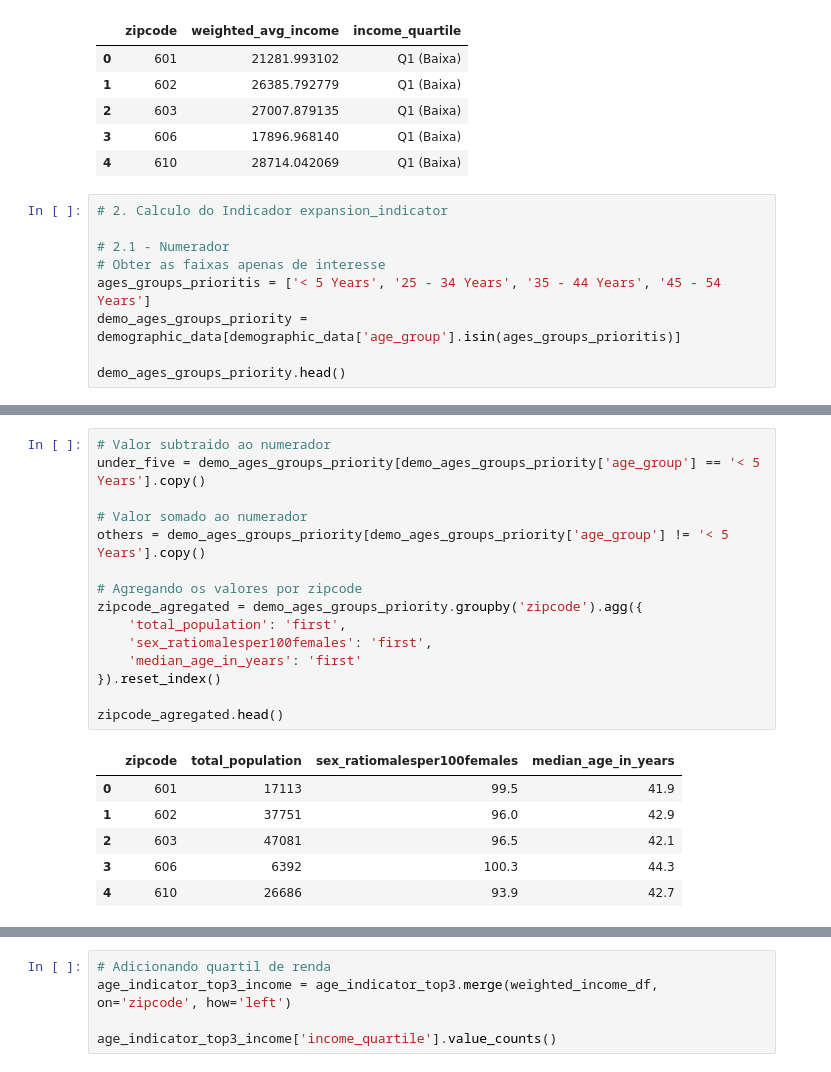
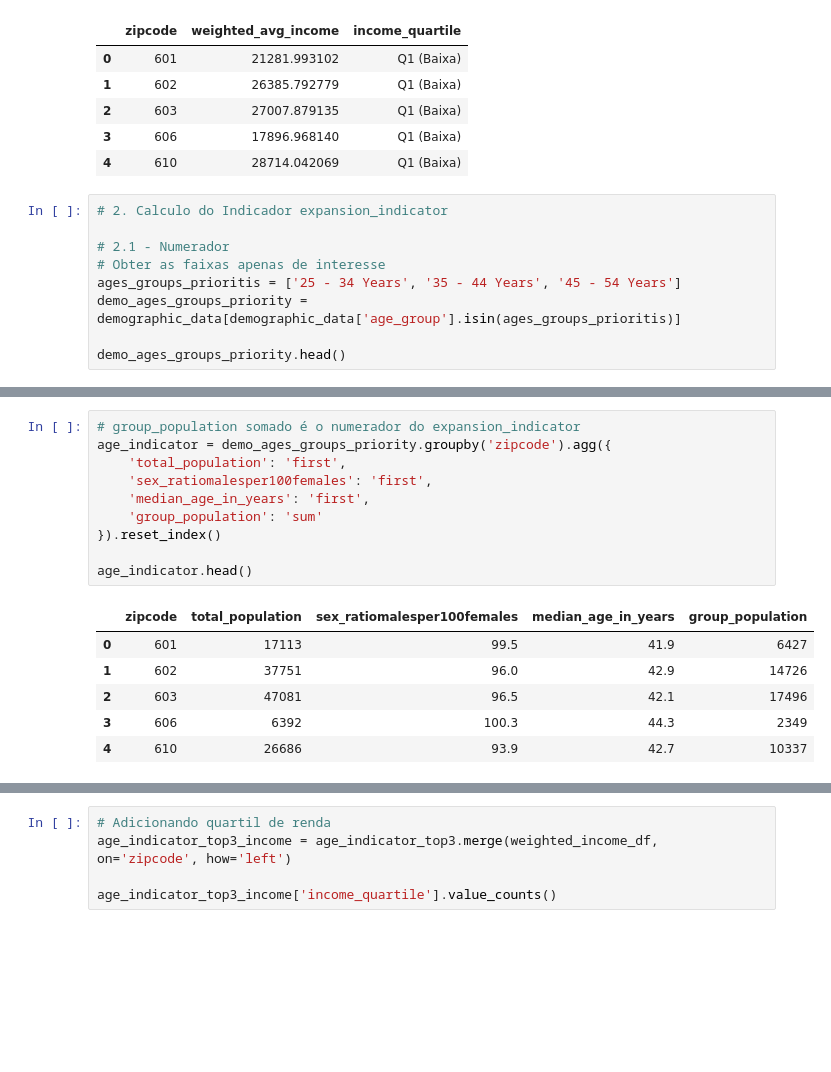
Before and after one commit to PabloRMCarneiro/case-elogroup-lab, a Jupyter notebook: notebooks/analytics/results/consolidated.ipynb, the cells around one changed output, grey strips where cells are left out. Cells and saved outputs as stored; diff of their text form; blank space fills up the shorter version.

```diff
--- a/notebooks/analytics/results/consolidated.ipynb
+++ b/notebooks/analytics/results/consolidated.ipynb
@@ -84,7 +84,7 @@ weighted_income_df.head()
 
 # 2.1 - Numerador
 # Obter as faixas apenas de interesse
-ages_groups_prioritis = ['< 5 Years', '25 - 34 Years', '35 - 44 Years', '45 - 54 Years']
+ages_groups_prioritis = ['25 - 34 Years', '35 - 44 Years', '45 - 54 Years']
 demo_ages_groups_priority = demographic_data[demographic_data['age_group'].isin(ages_groups_prioritis)]
 
 demo_ages_groups_priority.head()
@@ -98,22 +98,17 @@ demo_ages_groups_priority.head()
 # %%
-# Valor subtraido ao numerador
-under_five = demo_ages_groups_priority[demo_ages_groups_priority['age_group'] == '< 5 Years'].copy()
-
-# Valor somado ao numerador
-others = demo_ages_groups_priority[demo_ages_groups_priority['age_group'] != '< 5 Years'].copy()
-
-# Agregando os valores por zipcode
-zipcode_agregated = demo_ages_groups_priority.groupby('zipcode').agg({
+# group_population somado é o numerador do expansion_indicator
+age_indicator = demo_ages_groups_priority.groupby('zipcode').agg({
     'total_population': 'first',
     'sex_ratiomalesper100females': 'first',
-    'median_age_in_years': 'first'
+    'median_age_in_years': 'first',
+    'group_population': 'sum'
 }).reset_index()
 
-zipcode_agregated.head()
+age_indicator.head()
 # %% [output]
-|  | zipcode | total_population | sex_ratiomalesper100females | median_age_in_years |
-| 0 | 601 | 17113 | 99.5 | 41.9 |
-| 1 | 602 | 37751 | 96.0 | 42.9 |
-| 2 | 603 | 47081 | 96.5 | 42.1 |
-| 3 | 606 | 6392 | 100.3 | 44.3 |
-| 4 | 610 | 26686 | 93.9 | 42.7 |
+|  | zipcode | total_population | sex_ratiomalesper100females | median_age_in_years | group_population |
+| 0 | 601 | 17113 | 99.5 | 41.9 | 6427 |
+| 1 | 602 | 37751 | 96.0 | 42.9 | 14726 |
+| 2 | 603 | 47081 | 96.5 | 42.1 | 17496 |
+| 3 | 606 | 6392 | 100.3 | 44.3 | 2349 |
+| 4 | 610 | 26686 | 93.9 | 42.7 | 10337 |
```
Also changed, not shown: parts of 10 cells of this notebook, 18 other files.
